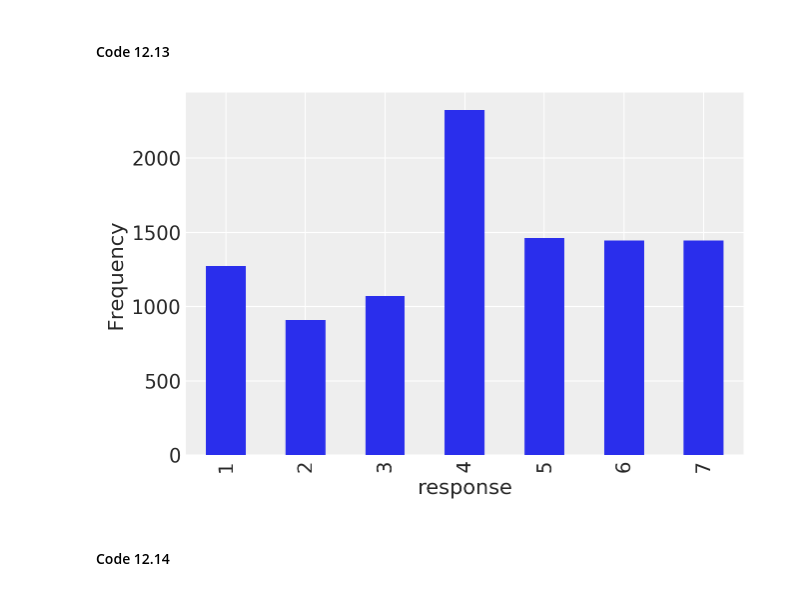
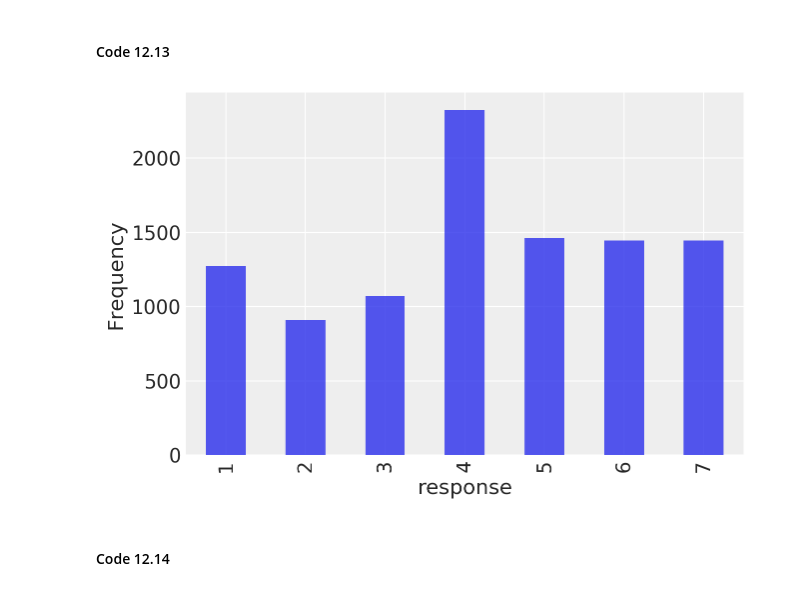
Before and after one commit to pymc-devs/pymc-resources, a Jupyter notebook: Rethinking_2/Chp_12.ipynb, the cells around one changed output. Cells and saved outputs as stored; diff of their text form; code cells hidden in the pictures.

```diff
--- a/Rethinking_2/Chp_12.ipynb
+++ b/Rethinking_2/Chp_12.ipynb
@@ -265,12 +265,12 @@ trolley_df.head()
 # %%
 ax = (trolley_df.response
                 .value_counts(sort=False)
-                .plot(kind='bar'))
+                .plot(kind='bar', alpha=0.8))
 
 ax.set_xlabel("response");
 ax.set_ylabel("Frequency");
 # %% [output]
-[figure, old version]
+[figure, new version]
 # %% [markdown]
 #### Code 12.14
 # %%
```
Also changed, not shown: parts of 11 cells of this notebook.
